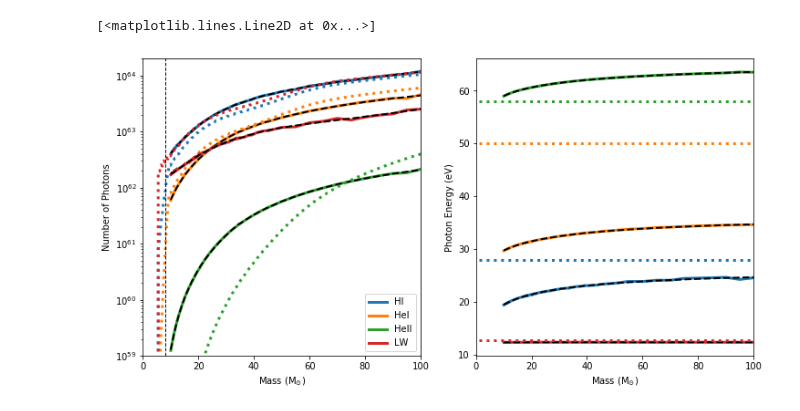
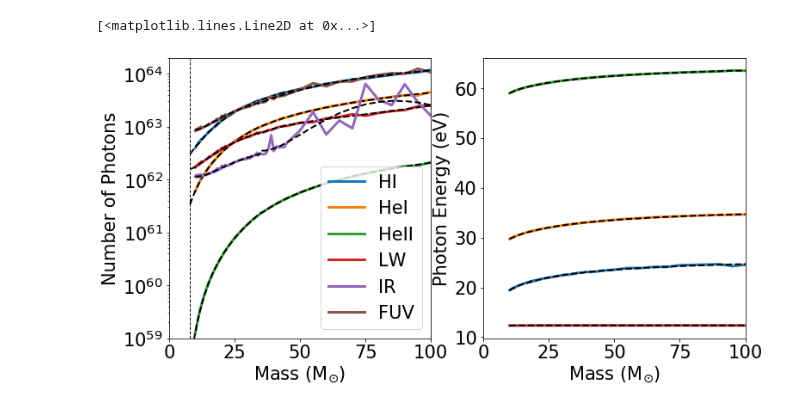
Before and after one commit to aemerick/galaxy_analysis, a Jupyter notebook: physics_data/Heger_Woosley_2010/Heger_woosley_radiation_fits.ipynb, the cells around one changed output. Saved outputs shown, nothing was run; the diff lists cells and outputs as text; code cells hidden in the pictures.

```diff
--- a/physics_data/Heger_Woosley_2010/Heger_woosley_radiation_fits.ipynb
+++ b/physics_data/Heger_Woosley_2010/Heger_woosley_radiation_fits.ipynb
@@ -13,7 +26,7 @@ from scipy.optimize import curve_fit
 
 
 #
-# load up the ionization data from HW 2010
+# load up the ionization data from HW 2010. This is split between two tables
 #
 ionization_data = np.genfromtxt('HW2010_table1_ionization_rates_energy.dat',
                                 skip_header=5,
@@ -25,6 +38,20 @@ ionization_data = np.genfromtxt('HW2010_table1_ionization_rates_energy.dat',
                                        ]
                                )
 
-colors = { 'HI' : 'C0', 'HeI' : 'C1', 'HeII' : 'C2', 'LW' : 'C3'}
+colors = { 'HI' : 'C0', 'HeI' : 'C1', 'HeII' : 'C2', 'LW' : 'C3', "IR" : "C4", "FUV":"C5"}
+
+
+#
+# This table contains the binned photon counts needed to compute the IR and FUV
+#
+binned_photon_data = np.genfromtxt("HW2010_table2_photon_bins.dat", skip_header=5,
+                                   dtype = [('mass','f8'),
+                                             ('bin1','f8'),
+                                             ('bin2','f8'),
+                                             ('bin3','f8'),
+                                             ('bin4','f8'),('bin5','f8'),('bin6','f8'),
+                                             ('bin7','f8'),('bin8','f8')])
+
+band_bins = {'IR' : 'bin1', 'FUV' : 'bin2'}
 # %%
 # from pop3_properties.F in Enzo
@@ -520,64 +577,74 @@ all_fits = {}
 # %%
-
+plot_settings()
 fig,ax = plt.subplots(1,2)
 fig.set_size_inches(12,6)
 
-degree = 3
-cut    = 35
+plot_schaerer = False
+
+for radtype in ['HI','HeI','HeII','LW','IR','FUV']:
+
+    if radtype == 'IR' or radtype == 'FUV':
+        ax[0].plot(binned_photon_data['mass'], binned_photon_data[band_bins[radtype]],
+                   lw = 3, color = colors[radtype], label = radtype)
+        ax[0].plot(binned_photon_data['mass'],
+               all_fits['N_'+radtype].evaluate(binned_photon_data['mass']), lw = 2,
+               color = 'black', ls = '--')
 
 
-for radtype in ['HI','HeI','HeII','LW']:
 
-    all_fits['N_'+radtype] = FitData(ionization_data['mass'], ionization_data['N_'+radtype])
-    all_fits['N_'+radtype].generate_polyfit(deg=degree, cut = cut)
 
-    ax[0].plot(ionization_data['mass'],
+    else:
+        ax[0].plot(ionization_data['mass'],
                ionization_data['N_' + radtype], lw = 3,
                color = colors[radtype], label = radtype)
 
-    ax[0].plot(ionization_data['mass'],
-               all_fits['N_'+radtype].evaluate(ionization_data['mass']), lw = 2,
+        masses = np.linspace(8.0,100.0,100)
+
+        ax[0].plot(masses,
+               all_fits['N_'+radtype].evaluate(masses), lw = 2,
                color = 'black', ls = '--')
 
-    mass = np.linspace(5.0,500.0,1000)
-    ax[0].plot(mass, schaerer_total_photons(mass, radtype),
-               lw = 3, color = colors[radtype], ls = ':')
+        if plot_schaerer:
+            mass = np.linspace(5.0,500.0,1000)
+            ax[0].plot(mass, schaerer_total_photons(mass, radtype),
+                   lw = 3, color = colors[radtype], ls = ':')
 
-    #
-    # second panel. Photon energy
-    #
-    photon_energy = (const.h * const.c/(ionization_data['lambda_' + radtype]*u.Angstrom)).to('eV')
+        #
+        # second panel. Photon energy
+        #
+        photon_energy = (const.h * const.c/(ionization_data['lambda_' + radtype]*u.Angstrom)).to('eV')
 
-    ax[1].plot(ionization_data['mass'], photon_energy.value, lw = 3,
-               color = colors[radtype])
+        ax[1].plot(ionization_data['mass'], photon_energy.value, lw = 3,
+                   color = colors[radtype])
 
-    all_fits['E_'+radtype] = FitData(ionization_data['mass'], photon_energy.value)
-    all_fits['E_'+radtype].generate_polyfit(deg=degree,cut=None)
 
-    ax[1].plot(ionization_data['mass'], all_fits['E_'+radtype].evaluate(ionization_data['mass']), lw = 2,
-                ls ='--', color = 'black')
+        ax[1].plot(ionization_data['mass'], all_fits['E_'+radtype].evaluate(ionization_data['mass']), lw = 2,
+                     ls ='--', color = 'black')
 
-    mass = np.linspace(1.0,500.0,1000)
-    ax[1].plot(mass, np.ones(np.size(mass))*schaerer_energy[radtype],
-               lw = 3, color = colors[radtype], ls = ':')
+        if plot_schaerer:
+            mass = np.linspace(1.0,500.0,1000)
+            ax[1].plot(mass, np.ones(np.size(mass))*schaerer_energy[radtype],
+                   lw = 3, color = colors[radtype], ls = ':')
+
+
 
 xlim=(0.0,100.0)
 ax[0].set_xlabel(r'Mass (M$_{\odot}$)'); ax[0].set_xlim(xlim)
 ax[1].set_xlabel(r'Mass (M$_{\odot}$)'); ax[1].set_xlim(xlim)
 
 
 ax[0].set_ylabel(r'Number of Photons')
 ax[1].set_ylabel(r'Photon Energy (eV)')
 
 
 ax[0].legend(loc='best')
 
 ax[0].semilogy()
 #ax[0].semilogx()
 
 ax[0].set_ylim(1.0E59,2.0E64)
 
 ax[0].plot([8.0,8.0],ax[0].get_ylim(),lw=1,color='black',ls='--')
 # %% [output]
 [<matplotlib.lines.Line2D at 0x...>]
-[figure, old version]
+[figure, new version]
```
Also changed, not shown: parts of 14 cells of this notebook.
